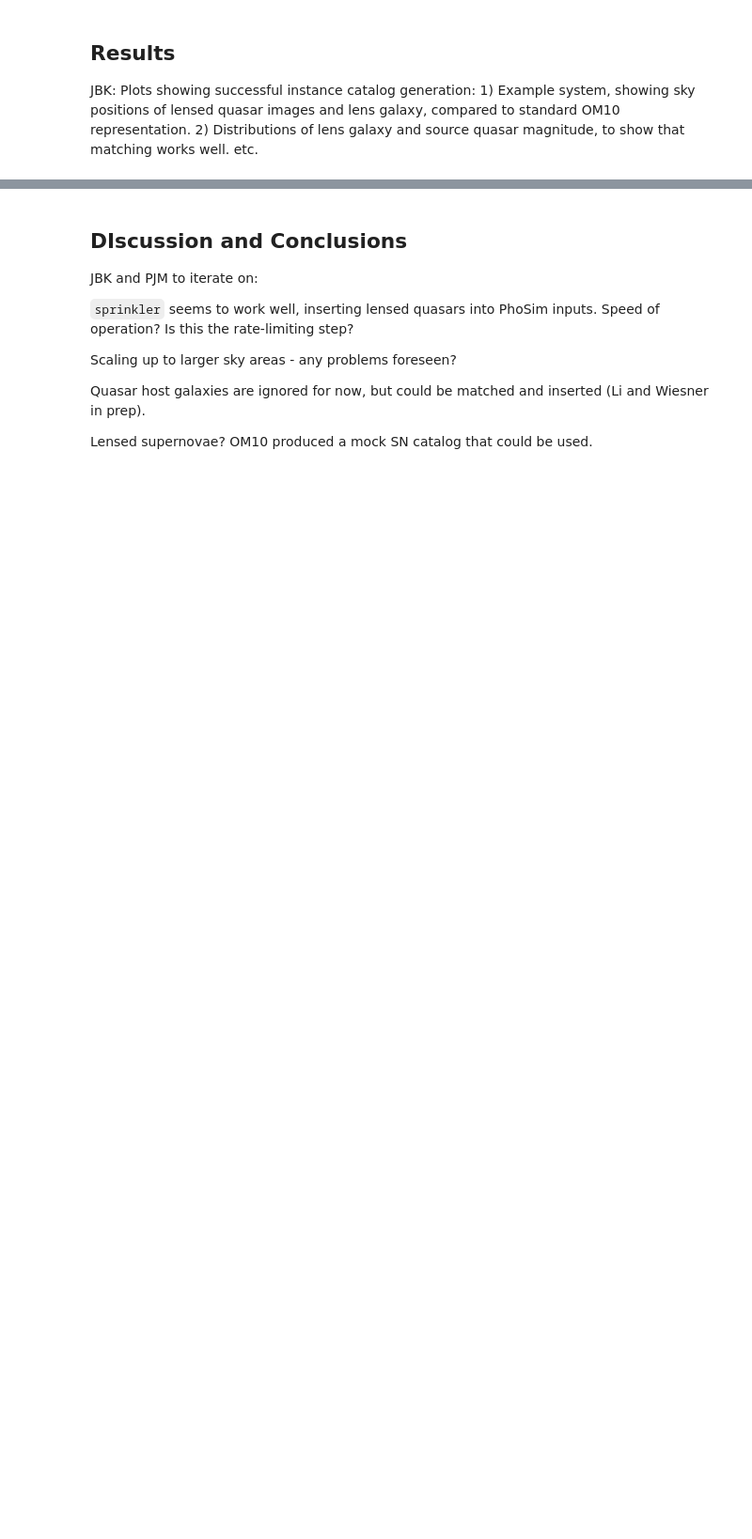
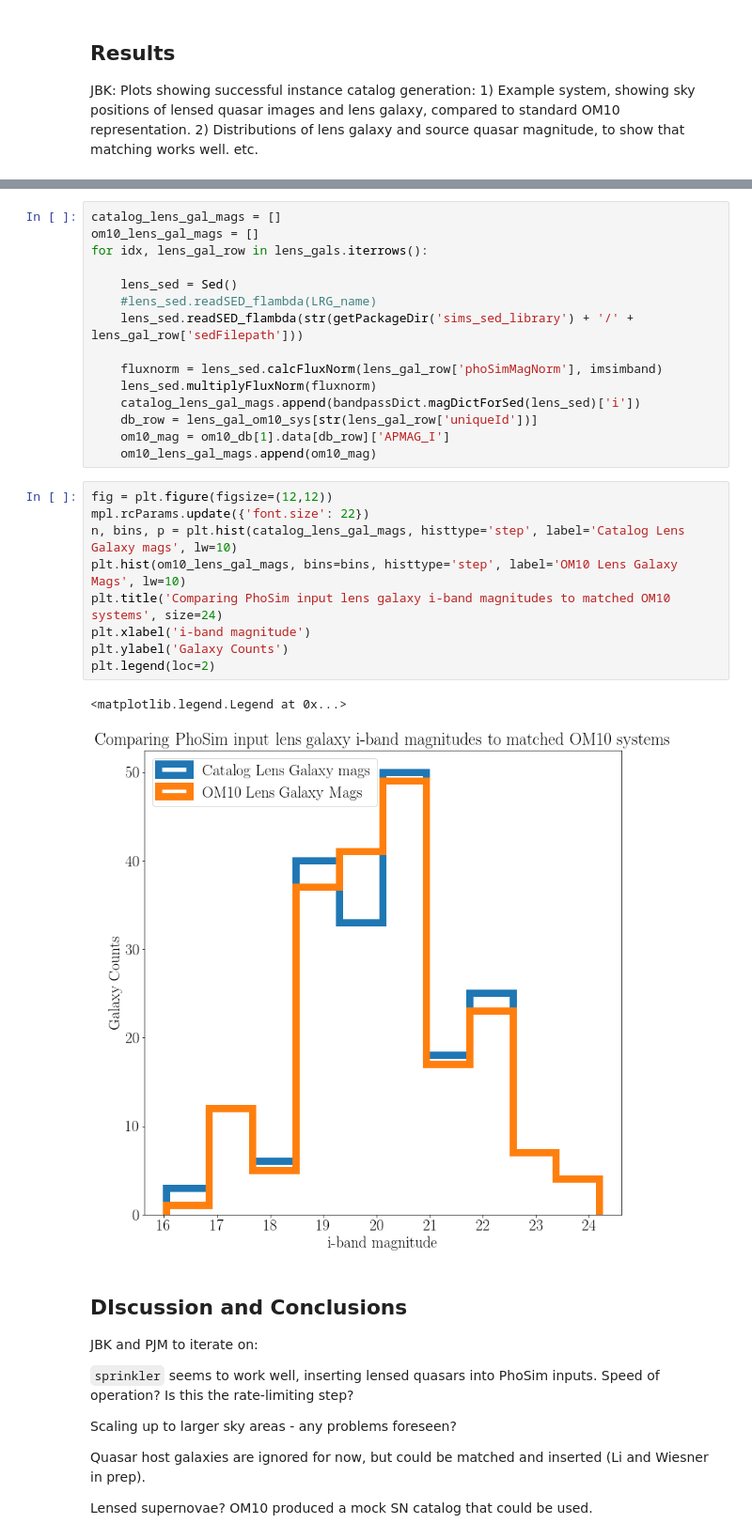
Before and after one commit to LSSTDESC/Twinkles, a Jupyter notebook: doc/LSST_DESC_Notes/desc-0000-twinkles-1-sl-pop/main.ipynb, the cells around one changed output, grey strips where cells are left out. Shown at 94% size. Saved outputs shown, nothing was run; the diff lists cells and outputs as text; blank space fills up the shorter version.

```diff
--- a/doc/LSST_DESC_Notes/desc-0000-twinkles-1-sl-pop/main.ipynb
+++ b/doc/LSST_DESC_Notes/desc-0000-twinkles-1-sl-pop/main.ipynb
@@ -56,3 +459,30 @@ JBK: Plots showing successful instance catalog generation: 1) Example system, sh
+# %%
+catalog_lens_gal_mags = []
+om10_lens_gal_mags = []
+for idx, lens_gal_row in lens_gals.iterrows():
+
+    lens_sed = Sed()
+    #lens_sed.readSED_flambda(LRG_name)
+    lens_sed.readSED_flambda(str(getPackageDir('sims_sed_library') + '/' + lens_gal_row['sedFilepath']))
+
+    fluxnorm = lens_sed.calcFluxNorm(lens_gal_row['phoSimMagNorm'], imsimband)
+    lens_sed.multiplyFluxNorm(fluxnorm)
+    catalog_lens_gal_mags.append(bandpassDict.magDictForSed(lens_sed)['i'])
+    db_row = lens_gal_om10_sys[str(lens_gal_row['uniqueId'])]
+    om10_mag = om10_db[1].data[db_row]['APMAG_I']
+    om10_lens_gal_mags.append(om10_mag)
+# %%
+fig = plt.figure(figsize=(12,12))
+mpl.rcParams.update({'font.size': 22})
+n, bins, p = plt.hist(catalog_lens_gal_mags, histtype='step', label='Catalog Lens Galaxy mags', lw=10)
+plt.hist(om10_lens_gal_mags, bins=bins, histtype='step', label='OM10 Lens Galaxy Mags', lw=10)
+plt.title('Comparing PhoSim input lens galaxy i-band magnitudes to matched OM10 systems', size=24)
+plt.xlabel('i-band magnitude')
+plt.ylabel('Galaxy Counts')
+plt.legend(loc=2)
+# %% [output]
+<matplotlib.legend.Legend at 0x...>
+[figure, added]
 # %% [markdown]
 ## DIscussion and Conclusions
 
```
Also changed, not shown: parts of 55 cells of this notebook.
